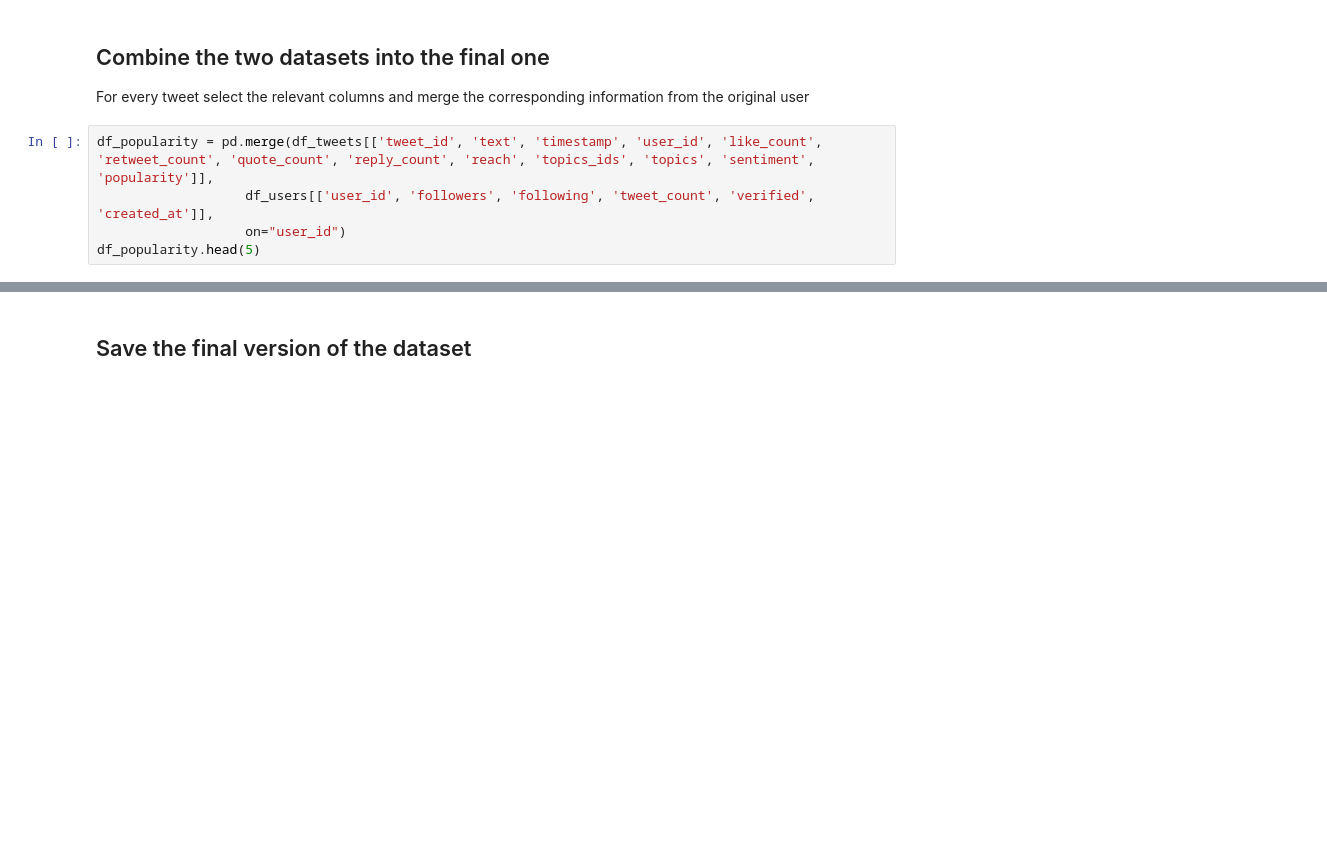
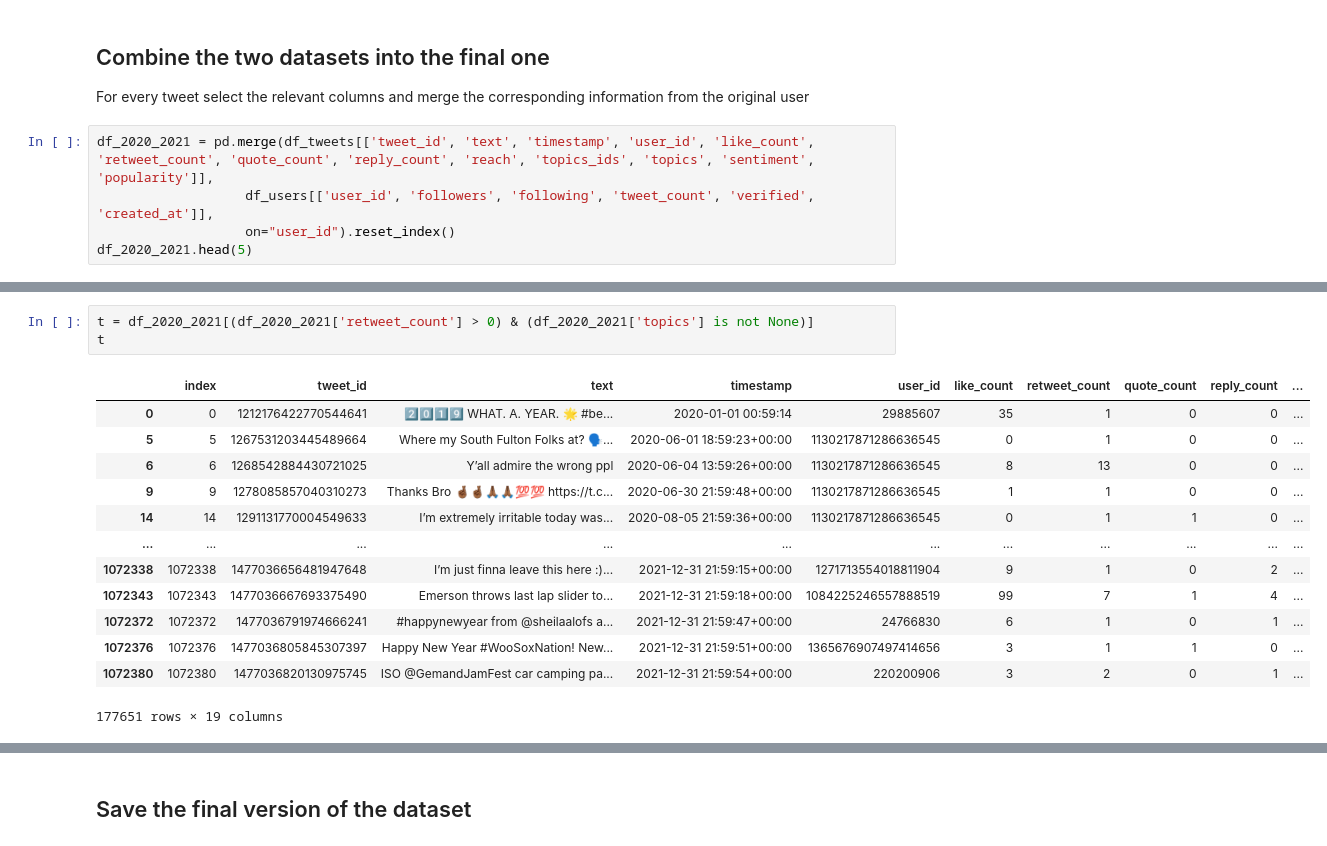
Before and after one commit to MiguelDordio/InformationFlow, a Jupyter notebook: Twitter/analysis/prepare_final_dataset.ipynb, the cells around one changed output, grey strips where cells are left out. Cells and saved outputs as stored; diff of their text form; blank space fills up the shorter version.

```diff
--- a/Twitter/analysis/prepare_final_dataset.ipynb
+++ b/Twitter/analysis/prepare_final_dataset.ipynb
@@ -332,7 +365,7 @@ df_tweets['popularity'].value_counts()
 
 For every tweet select the relevant columns and merge the corresponding information from the original user
 # %%
-df_popularity = pd.merge(df_tweets[['tweet_id', 'text', 'timestamp', 'user_id', 'like_count', 'retweet_count', 'quote_count', 'reply_count', 'reach', 'topics_ids', 'topics', 'sentiment', 'popularity']],
+df_2020_2021 = pd.merge(df_tweets[['tweet_id', 'text', 'timestamp', 'user_id', 'like_count', 'retweet_count', 'quote_count', 'reply_count', 'reach', 'topics_ids', 'topics', 'sentiment', 'popularity']],
                    df_users[['user_id', 'followers', 'following', 'tweet_count', 'verified', 'created_at']],
-                   on="user_id")
-df_popularity.head(5)
+                   on="user_id").reset_index()
+df_2020_2021.head(5)
@@ -338,0 +379,17 @@ df_popularity.head(5)
+# %%
+t = df_2020_2021[(df_2020_2021['retweet_count'] > 0) & (df_2020_2021['topics'] is not None)]
+t
+# %% [output]
+|  | index | tweet_id | text | timestamp | user_id | like_count | retweet_count | quote_count | reply_count | ... |
+| 0 | 0 | 1212176422770544641 | 2️⃣0️⃣1️⃣9️⃣ WHAT. A. YEAR. 🌟 #be... | 2020-01-01 00:59:14 | 29885607 | 35 | 1 | 0 | 0 | ... |
+| 5 | 5 | 1267531203445489664 | Where my South Fulton Folks at? 🗣... | 2020-06-01 18:59:23+00:00 | 1130217871286636545 | 0 | 1 | 0 | 0 | ... |
+| 6 | 6 | 1268542884430721025 | Y’all admire the wrong ppl | 2020-06-04 13:59:26+00:00 | 1130217871286636545 | 8 | 13 | 0 | 0 | ... |
+| 9 | 9 | 1278085857040310273 | Thanks Bro 🤞🏾🤞🏾🙏🏾🙏🏾💯💯 https://t.c... | 2020-06-30 21:59:48+00:00 | 1130217871286636545 | 1 | 1 | 0 | 0 | ... |
+| 14 | 14 | 1291131770004549633 | I’m extremely irritable today was... | 2020-08-05 21:59:36+00:00 | 1130217871286636545 | 0 | 1 | 1 | 0 | ... |
+| ... | ... | ... | ... | ... | ... | ... | ... | ... | ... | ... |
+| 1072338 | 1072338 | 1477036656481947648 | I’m just finna leave this here :)... | 2021-12-31 21:59:15+00:00 | 1271713554018811904 | 9 | 1 | 0 | 2 | ... |
+| 1072343 | 1072343 | 1477036667693375490 | Emerson throws last lap slider to... | 2021-12-31 21:59:18+00:00 | 1084225246557888519 | 99 | 7 | 1 | 4 | ... |
+| 1072372 | 1072372 | 1477036791974666241 | #happynewyear from @sheilaalofs a... | 2021-12-31 21:59:47+00:00 | 24766830 | 6 | 1 | 0 | 1 | ... |
+| 1072376 | 1072376 | 1477036805845307397 | Happy New Year #WooSoxNation! New... | 2021-12-31 21:59:51+00:00 | 1365676907497414656 | 3 | 1 | 1 | 0 | ... |
+| 1072380 | 1072380 | 1477036820130975745 | ISO @GemandJamFest car camping pa... | 2021-12-31 21:59:54+00:00 | 220200906 | 3 | 2 | 0 | 1 | ... |
+177651 rows × 19 columns
```
Also changed, not shown: parts of 15 cells of this notebook, 1 other file.
